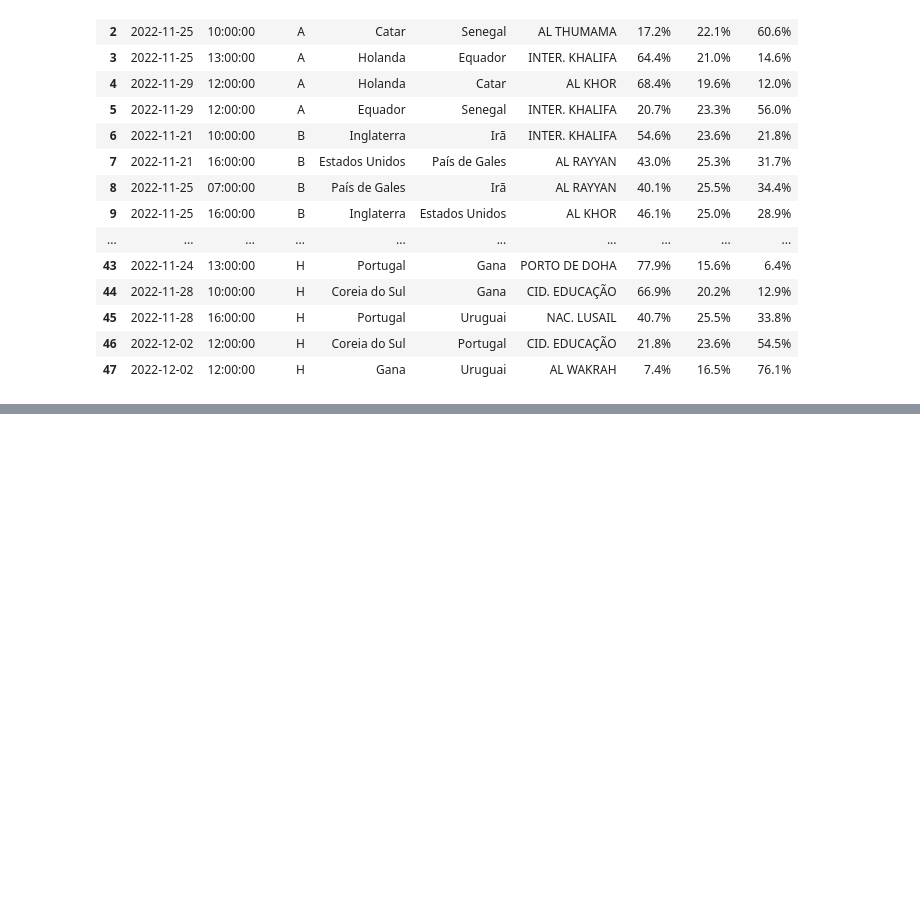
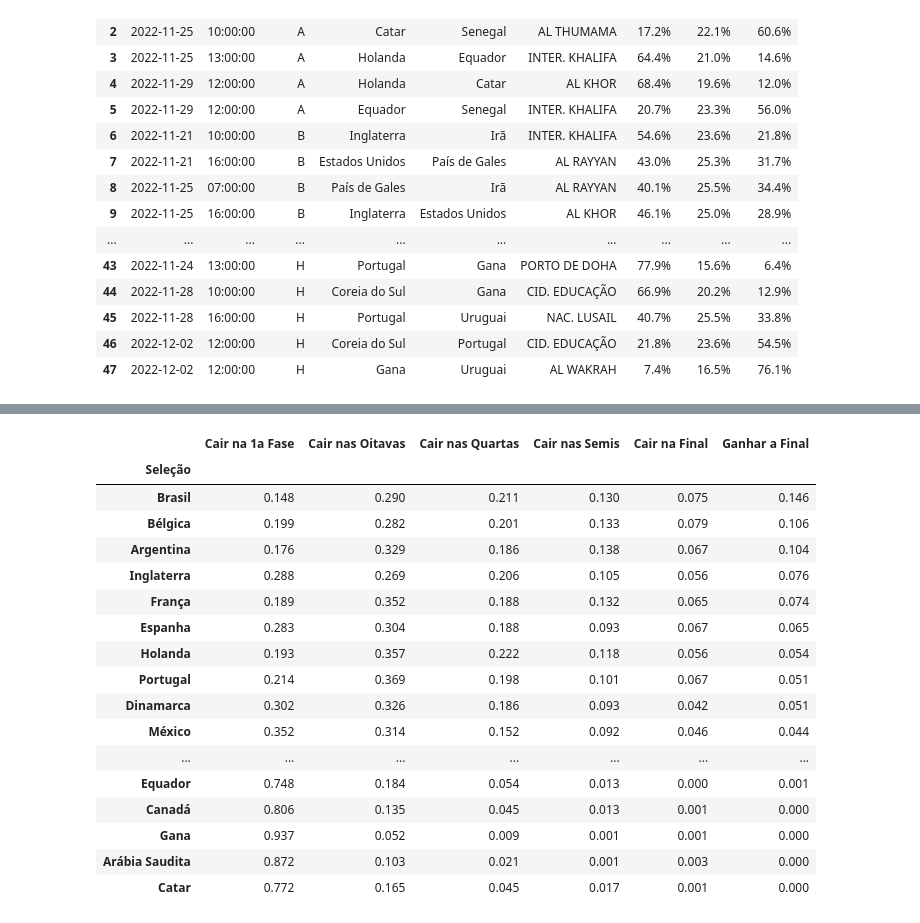
Before and after one commit to pauloerico/worldcup-statistics, a Jupyter notebook: Minicurso_FLAI_Aula_1.ipynb, the cells around one changed output, grey strips where cells are left out. Saved outputs shown, nothing was run; the diff lists cells and outputs as text; code cells hidden in the pictures; blank space fills up the shorter version.

```diff
--- a/Minicurso_FLAI_Aula_1.ipynb
+++ b/Minicurso_FLAI_Aula_1.ipynb
@@ -179,0 +378,29 @@ jogos
+# %%
+etapas=pd.DataFrame()
+etapas['Cair na 1a Fase']=1-sim['Oitavas']
+etapas['Cair nas Oitavas']=sim['Oitavas']-sim['Quartas']
+etapas['Cair nas Quartas']=sim['Quartas']-sim['Semis']
+etapas['Cair nas Semis']=sim['Semis']-sim['Final']
+etapas['Cair na Final']=sim['Final']-sim['Campeão']
+etapas['Ganhar a Final']=sim['Campeão']
+etapas.to_excel('outputProbabilidadesPorEtapa.xlsx')
+etapas
+# %% [output]
+|  | Cair na 1a Fase | Cair nas Oitavas | Cair nas Quartas | Cair nas Semis | Cair na Final | Ganhar a Final |
+| Seleção |  |  |  |  |  |  |
+| Brasil | 0.148 | 0.290 | 0.211 | 0.130 | 0.075 | 0.146 |
+| Bélgica | 0.199 | 0.282 | 0.201 | 0.133 | 0.079 | 0.106 |
+| Argentina | 0.176 | 0.329 | 0.186 | 0.138 | 0.067 | 0.104 |
+| Inglaterra | 0.288 | 0.269 | 0.206 | 0.105 | 0.056 | 0.076 |
+| França | 0.189 | 0.352 | 0.188 | 0.132 | 0.065 | 0.074 |
+| Espanha | 0.283 | 0.304 | 0.188 | 0.093 | 0.067 | 0.065 |
+| Holanda | 0.193 | 0.357 | 0.222 | 0.118 | 0.056 | 0.054 |
+| Portugal | 0.214 | 0.369 | 0.198 | 0.101 | 0.067 | 0.051 |
+| Dinamarca | 0.302 | 0.326 | 0.186 | 0.093 | 0.042 | 0.051 |
+| México | 0.352 | 0.314 | 0.152 | 0.092 | 0.046 | 0.044 |
+| ... | ... | ... | ... | ... | ... | ... |
+| Equador | 0.748 | 0.184 | 0.054 | 0.013 | 0.000 | 0.001 |
+| Canadá | 0.806 | 0.135 | 0.045 | 0.013 | 0.001 | 0.000 |
+| Gana | 0.937 | 0.052 | 0.009 | 0.001 | 0.001 | 0.000 |
+| Arábia Saudita | 0.872 | 0.103 | 0.021 | 0.001 | 0.003 | 0.000 |
+| Catar | 0.772 | 0.165 | 0.045 | 0.017 | 0.001 | 0.000 |
```
Also changed, not shown: parts of 14 cells of this notebook.
